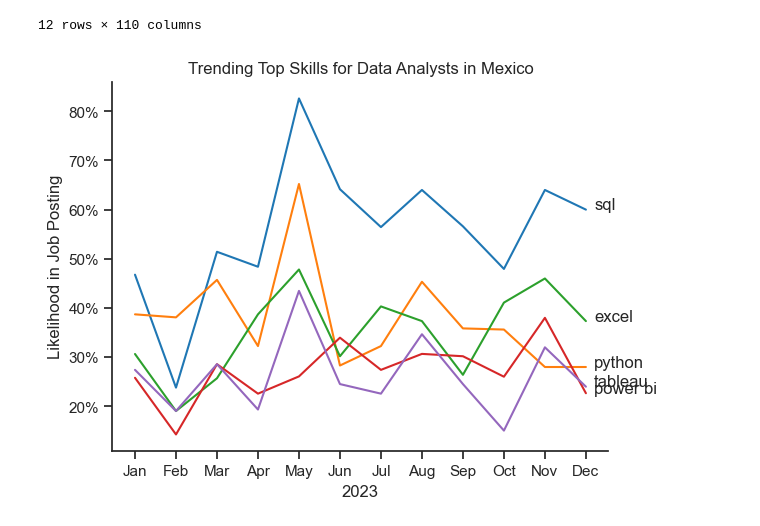
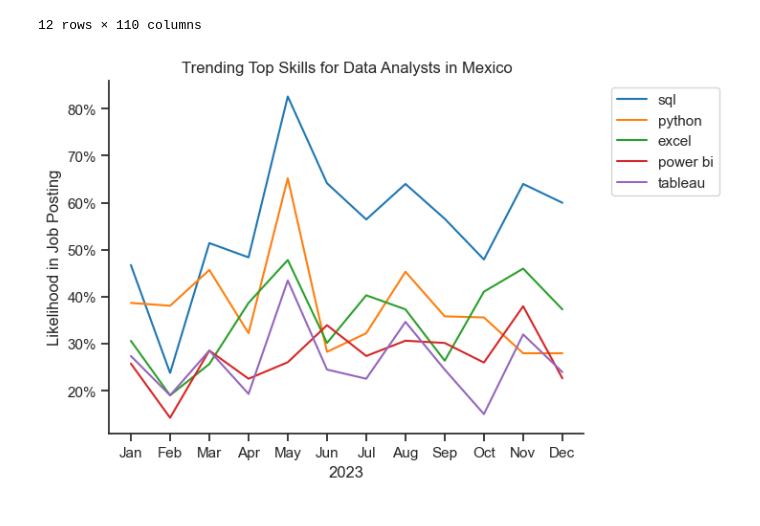
Before and after one commit to yanisg96/Python_Data_Project_1, a Jupyter notebook: 3_Project/3_Skills_Trend.ipynb, the cells around one changed output. Drawn from its saved outputs; the diff is of its cells as text; code cells hidden in the pictures.

```diff
--- a/3_Project/3_Skills_Trend.ipynb
+++ b/3_Project/3_Skills_Trend.ipynb
@@ -102,20 +102,22 @@ df_DA_MX_percent
 # %%
 df_plot = df_DA_MX_percent.iloc[:, :5]
 
 sns.lineplot(data=df_plot, dashes=False, palette='tab10')
 sns.set_theme(style='ticks')
 sns.despine()
 
 plt.title('Trending Top Skills for Data Analysts in Mexico')
 plt.ylabel('Likelihood in Job Posting')
 plt.xlabel('2023')
-plt.legend().remove()
+# To move the legend to the side
+plt.legend(bbox_to_anchor=(1.3,1))
 
 from matplotlib.ticker import PercentFormatter
 ax = plt.gca()
 ax.yaxis.set_major_formatter(PercentFormatter())
 
-for i in range(5):
-    plt.text(11.2, df_plot.iloc[-1, i], df_plot.columns[i])
+#The following can be done when you want to add text next to each line, which I didn't do due to the lines being too tight together
+#for i in range(5):
+#    plt.text(11.2, df_plot.iloc[-1, i], df_plot.columns[i])
 # %% [output]
-[figure, old version]
+[figure, new version]
```
Also changed, not shown: 2 other files.
